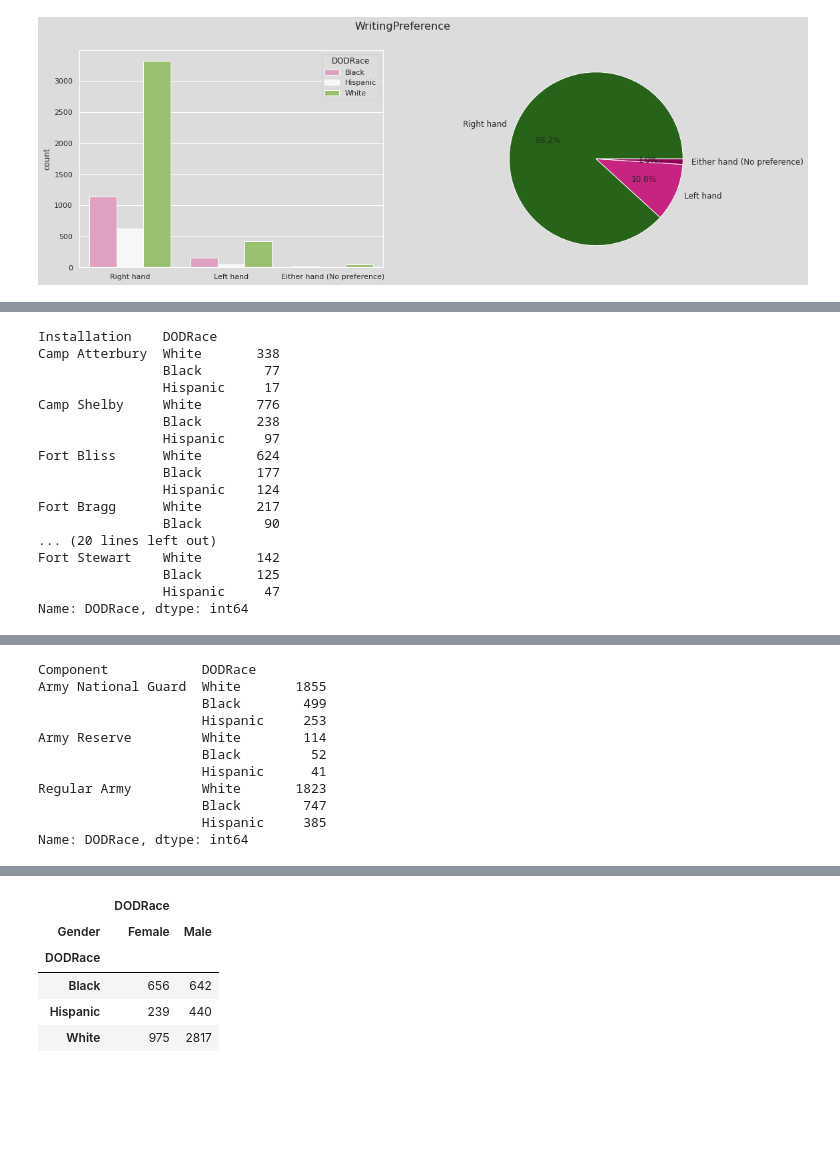
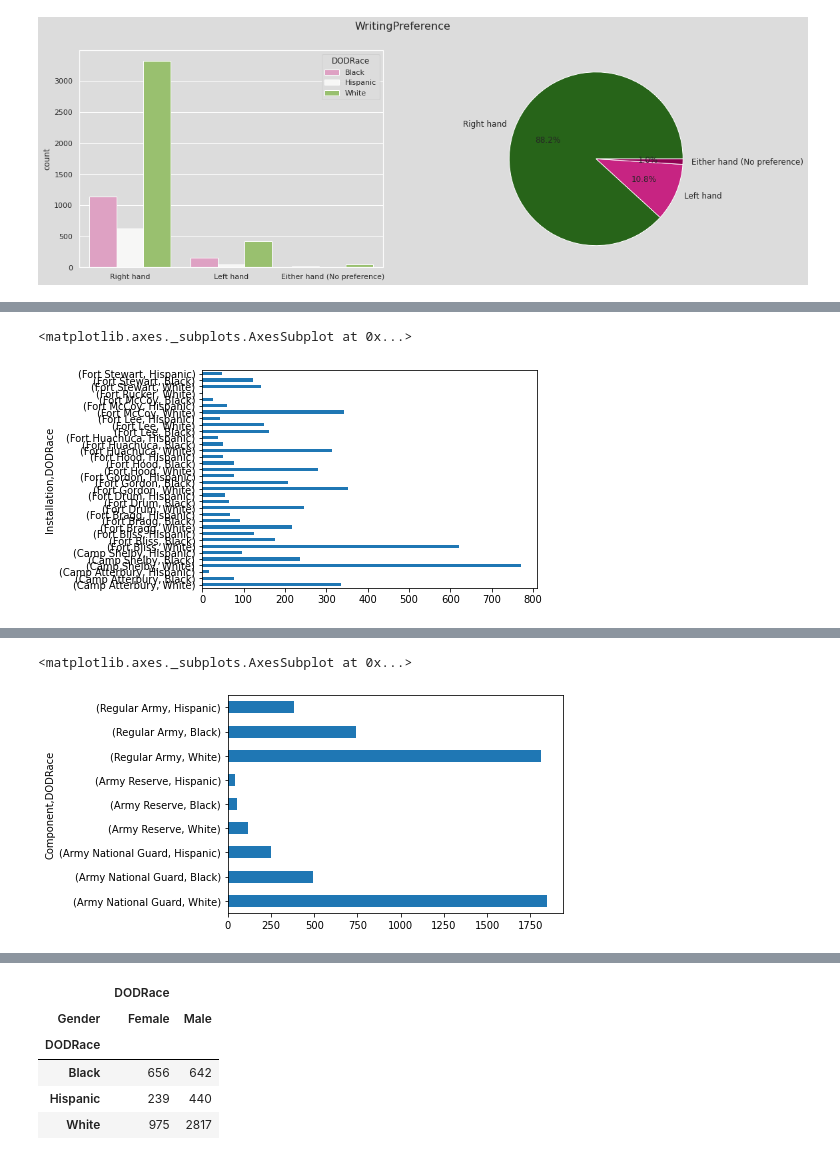
Before and after one commit to glcn35/ML11, a Jupyter notebook: soldier_race_project_D1178_gülcan.ipynb, the cells around one changed output, grey strips where cells are left out. Drawn from its saved outputs; the diff is of its cells as text; code cells hidden in the pictures; blank space fills up the shorter version.

```diff
--- a/soldier_race_project_D1178_gülcan.ipynb
+++ b/soldier_race_project_D1178_gülcan.ipynb
@@ -481,43 +481,19 @@ cat_date_analyser(df,"Installation",'DODRace')
 # %% [output]
 [interactive output not drawn]
 # %%
-df.groupby(['Installation'])["DODRace"].value_counts()
+df.groupby(['Installation'])["DODRace"].value_counts().plot(kind="barh")
 # %% [output]
-Installation    DODRace
-Camp Atterbury  White       338
-                Black        77
-                Hispanic     17
-Camp Shelby     White       776
-                Black       238
-                Hispanic     97
-Fort Bliss      White       624
-                Black       177
-                Hispanic    124
-Fort Bragg      White       217
-                Black        90
-... (20 lines left out)
-Fort Stewart    White       142
-                Black       125
-                Hispanic     47
-Name: DODRace, dtype: int64
+<matplotlib.axes._subplots.AxesSubplot at 0x...>
+[figure, added]
 # %%
 cat_date_analyser(df,"Component",'DODRace')
 # %% [output]
 [interactive output not drawn]
 # %%
-df.groupby(["Component"])["DODRace"].value_counts()
+df.groupby(["Component"])["DODRace"].value_counts().plot(kind="barh")
 # %% [output]
-Component            DODRace
-Army National Guard  White       1855
-                     Black        499
-                     Hispanic     253
-Army Reserve         White        114
-                     Black         52
-                     Hispanic      41
-Regular Army         White       1823
-                     Black        747
-                     Hispanic     385
-Name: DODRace, dtype: int64
+<matplotlib.axes._subplots.AxesSubplot at 0x...>
+[figure, added]
 # %%
 cat_date_analyser(df,'Branch','DODRace')
 # %% [output]
```
Also changed, not shown: parts of 71 cells of this notebook.
